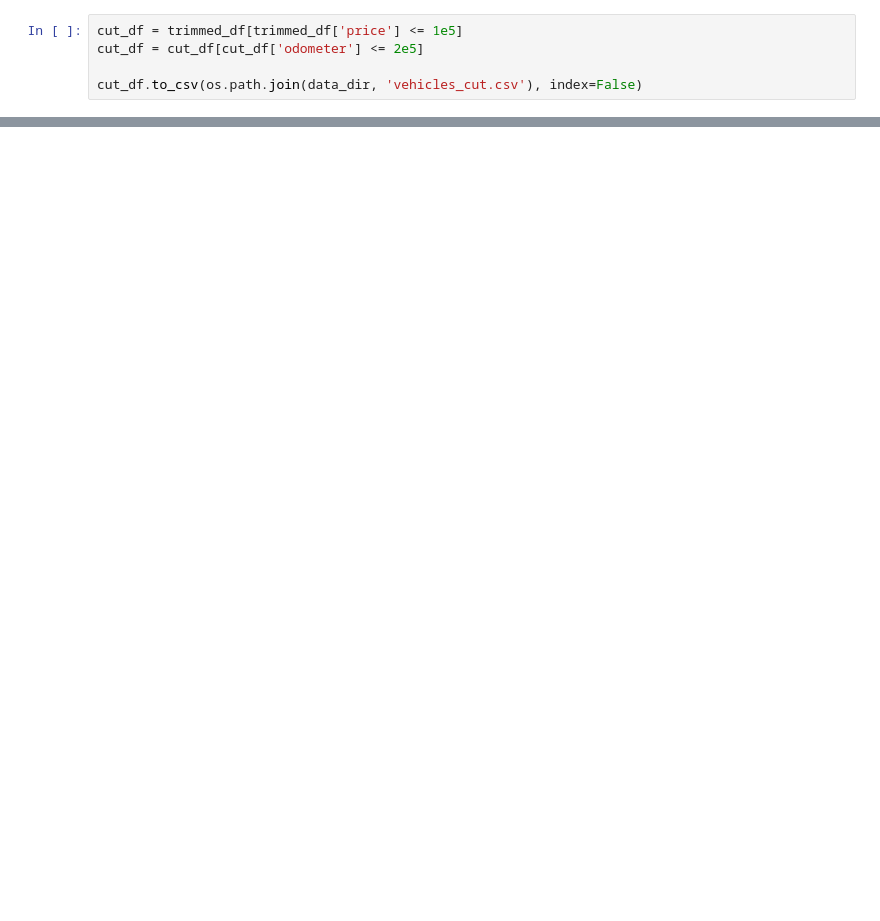
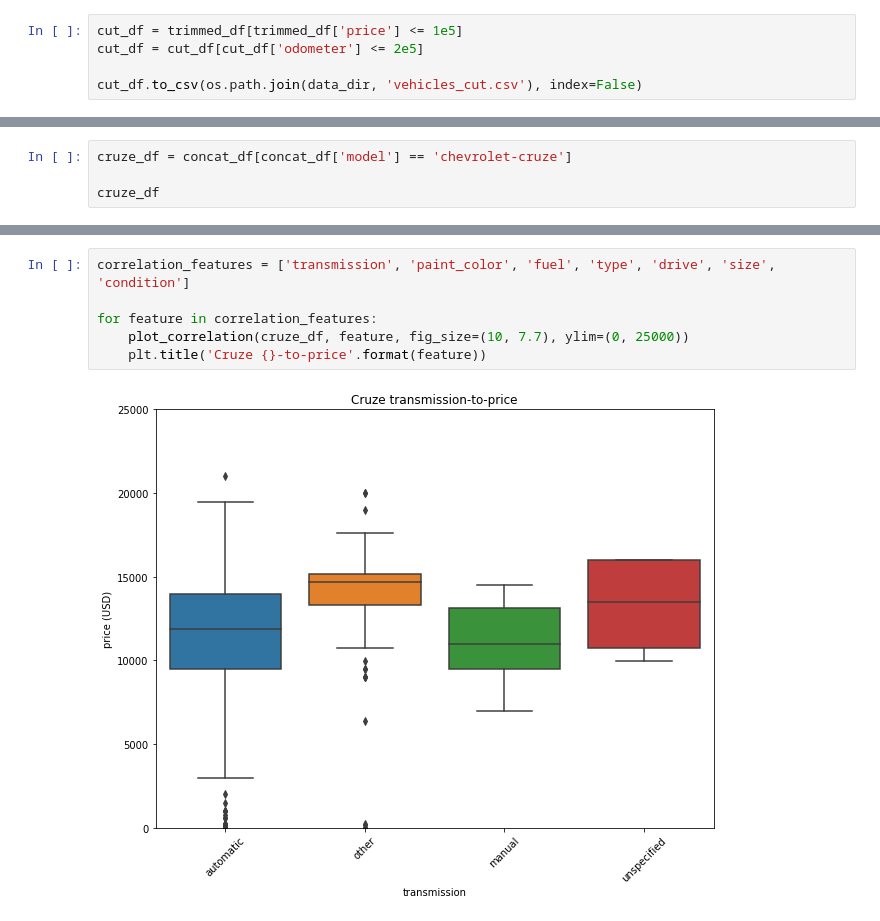
Before and after one commit to dericatienza/udacity-mlnd-capstone-project, a Jupyter notebook: data_exploration.ipynb, the cells around one changed output, grey strips where cells are left out. Cells and saved outputs as stored; diff of their text form; blank space fills up the shorter version.

```diff
--- a/data_exploration.ipynb
+++ b/data_exploration.ipynb
@@ -426,0 +367,4 @@ concat_df
+# %%
+cruze_df = concat_df[concat_df['model'] == 'chevrolet-cruze']
+
+cruze_df
@@ -426,0 +385,8 @@ concat_df
+# %%
+correlation_features = ['transmission', 'paint_color', 'fuel', 'type', 'drive', 'size', 'condition']
+
+for feature in correlation_features:
+    plot_correlation(cruze_df, feature, fig_size=(10, 7.7), ylim=(0, 25000))
+    plt.title('Cruze {}-to-price'.format(feature))
+# %% [output]
+[figure, added]
```
Also changed, not shown: parts of 28 cells of this notebook, 1 other file.
